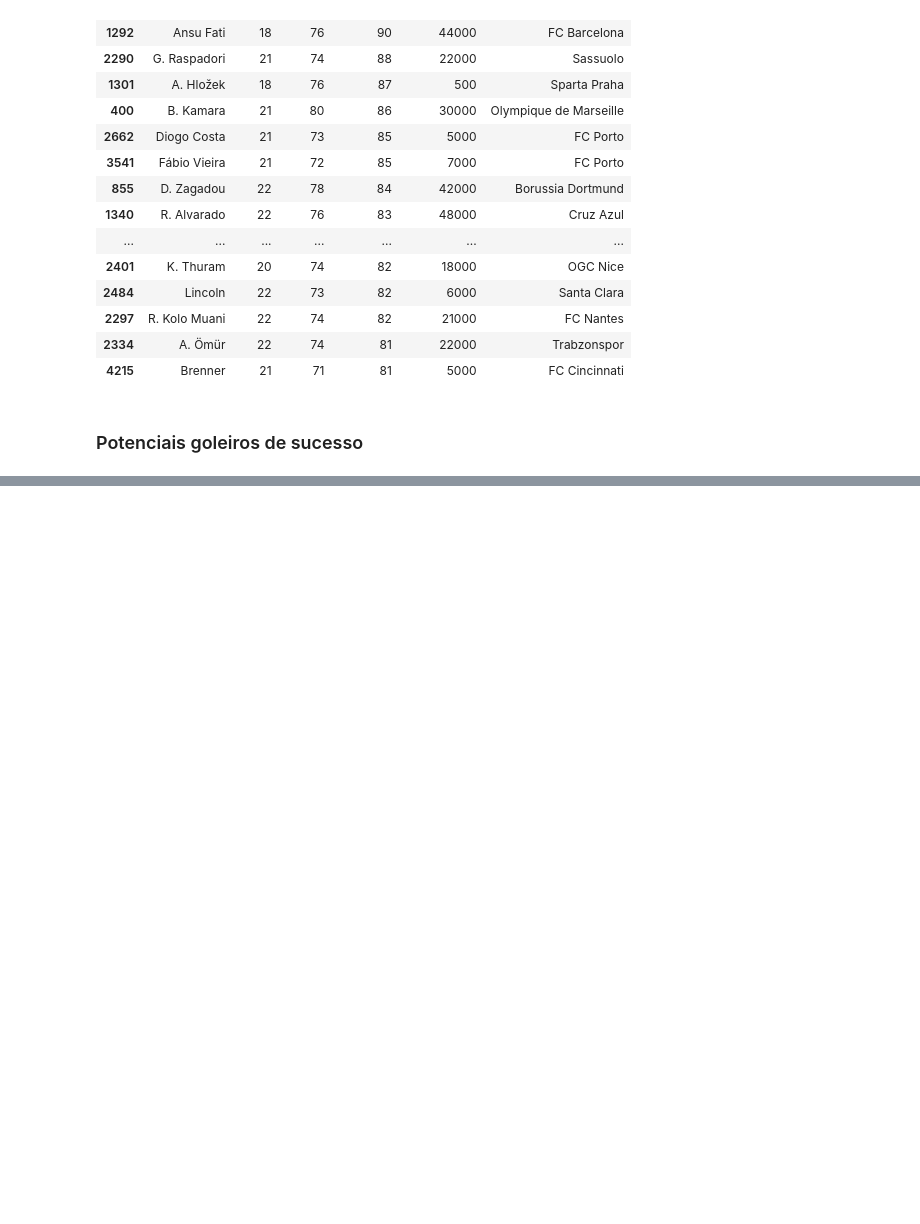
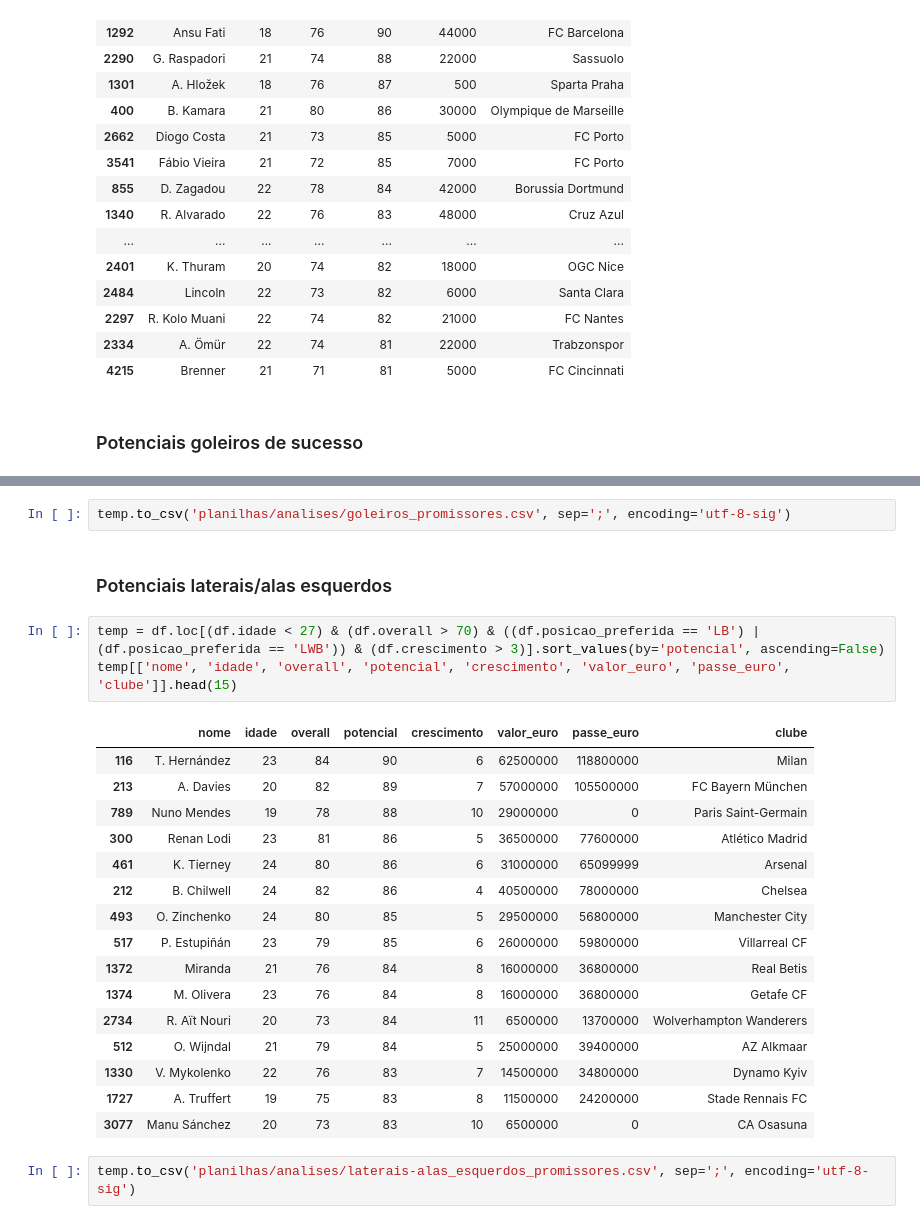
Before and after one commit to leovasc5/exploratory-analysis-of-FIFA-22-data, a Jupyter notebook: scalt.ipynb, the cells around one changed output, grey strips where cells are left out. Drawn from its saved outputs; the diff is of its cells as text; blank space fills up the shorter version.

```diff
--- a/scalt.ipynb
+++ b/scalt.ipynb
@@ -131,0 +152,26 @@ temp[['nome', 'idade', 'overall', 'potencial', 'salario_euro', 'clube']].head(20
+# %%
+temp.to_csv('planilhas/analises/goleiros_promissores.csv', sep=';', encoding='utf-8-sig')
+# %% [markdown]
+### Potenciais laterais/alas esquerdos
+# %%
+temp = df.loc[(df.idade < 27) & (df.overall > 70) & ((df.posicao_preferida == 'LB') | (df.posicao_preferida == 'LWB')) & (df.crescimento > 3)].sort_values(by='potencial', ascending=False)
+temp[['nome', 'idade', 'overall', 'potencial', 'crescimento', 'valor_euro', 'passe_euro', 'clube']].head(15)
+# %% [output]
+|  | nome | idade | overall | potencial | crescimento | valor_euro | passe_euro | clube |
+| 116 | T. Hernández | 23 | 84 | 90 | 6 | 62500000 | 118800000 | Milan |
+| 213 | A. Davies | 20 | 82 | 89 | 7 | 57000000 | 105500000 | FC Bayern München |
+| 789 | Nuno Mendes | 19 | 78 | 88 | 10 | 29000000 | 0 | Paris Saint-Germain |
+| 300 | Renan Lodi | 23 | 81 | 86 | 5 | 36500000 | 77600000 | Atlético Madrid |
+| 461 | K. Tierney | 24 | 80 | 86 | 6 | 31000000 | 65099999 | Arsenal |
+| 212 | B. Chilwell | 24 | 82 | 86 | 4 | 40500000 | 78000000 | Chelsea |
+| 493 | O. Zinchenko | 24 | 80 | 85 | 5 | 29500000 | 56800000 | Manchester City |
+| 517 | P. Estupiñán | 23 | 79 | 85 | 6 | 26000000 | 59800000 | Villarreal CF |
+| 1372 | Miranda | 21 | 76 | 84 | 8 | 16000000 | 36800000 | Real Betis |
+| 1374 | M. Olivera | 23 | 76 | 84 | 8 | 16000000 | 36800000 | Getafe CF |
+| 2734 | R. Aït Nouri | 20 | 73 | 84 | 11 | 6500000 | 13700000 | Wolverhampton Wanderers |
+| 512 | O. Wijndal | 21 | 79 | 84 | 5 | 25000000 | 39400000 | AZ Alkmaar |
+| 1330 | V. Mykolenko | 22 | 76 | 83 | 7 | 14500000 | 34800000 | Dynamo Kyiv |
+| 1727 | A. Truffert | 19 | 75 | 83 | 8 | 11500000 | 24200000 | Stade Rennais FC |
+| 3077 | Manu Sánchez | 20 | 73 | 83 | 10 | 6500000 | 0 | CA Osasuna |
+# %%
+temp.to_csv('planilhas/analises/laterais-alas_esquerdos_promissores.csv', sep=';', encoding='utf-8-sig')
```
Also changed, not shown: parts of 17 cells of this notebook, 9 other files.
